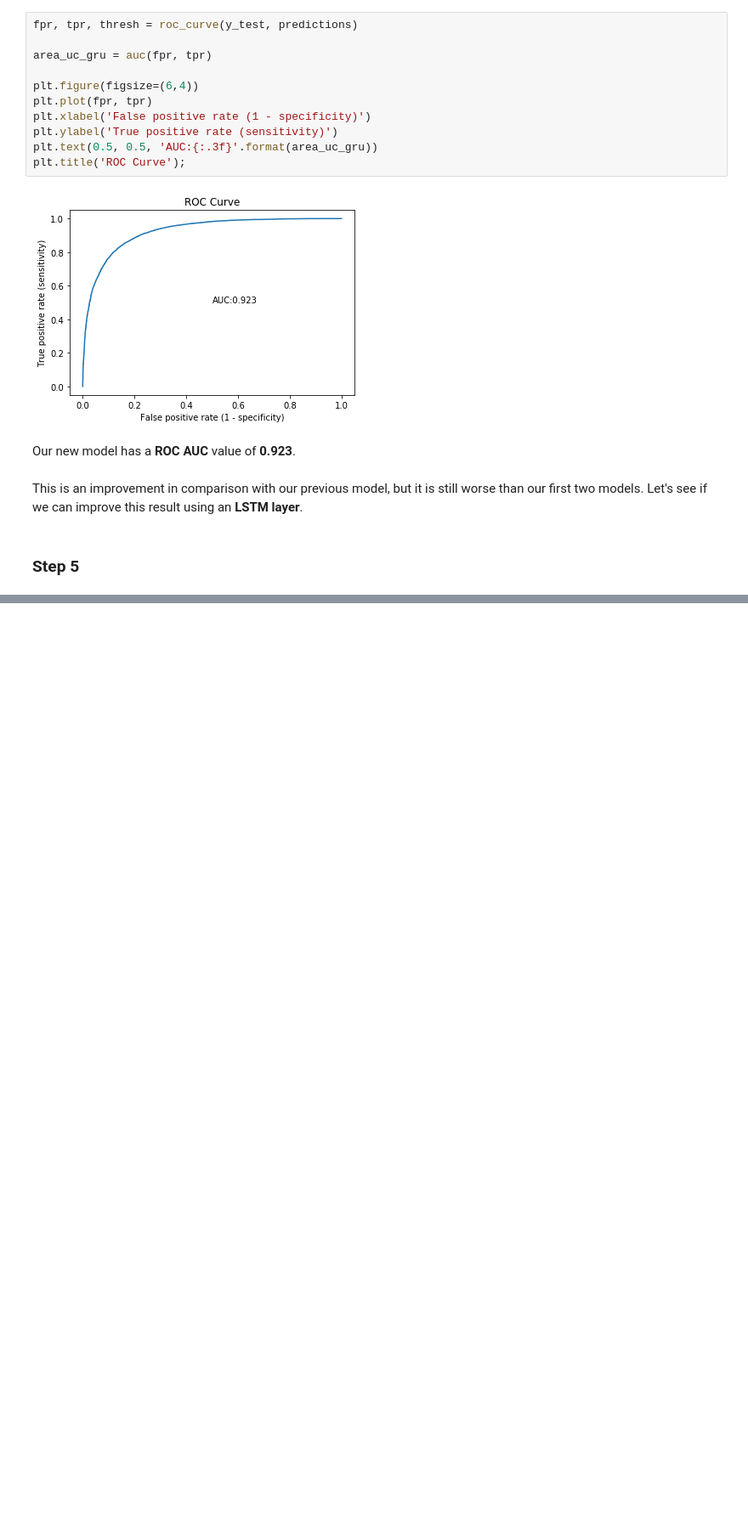
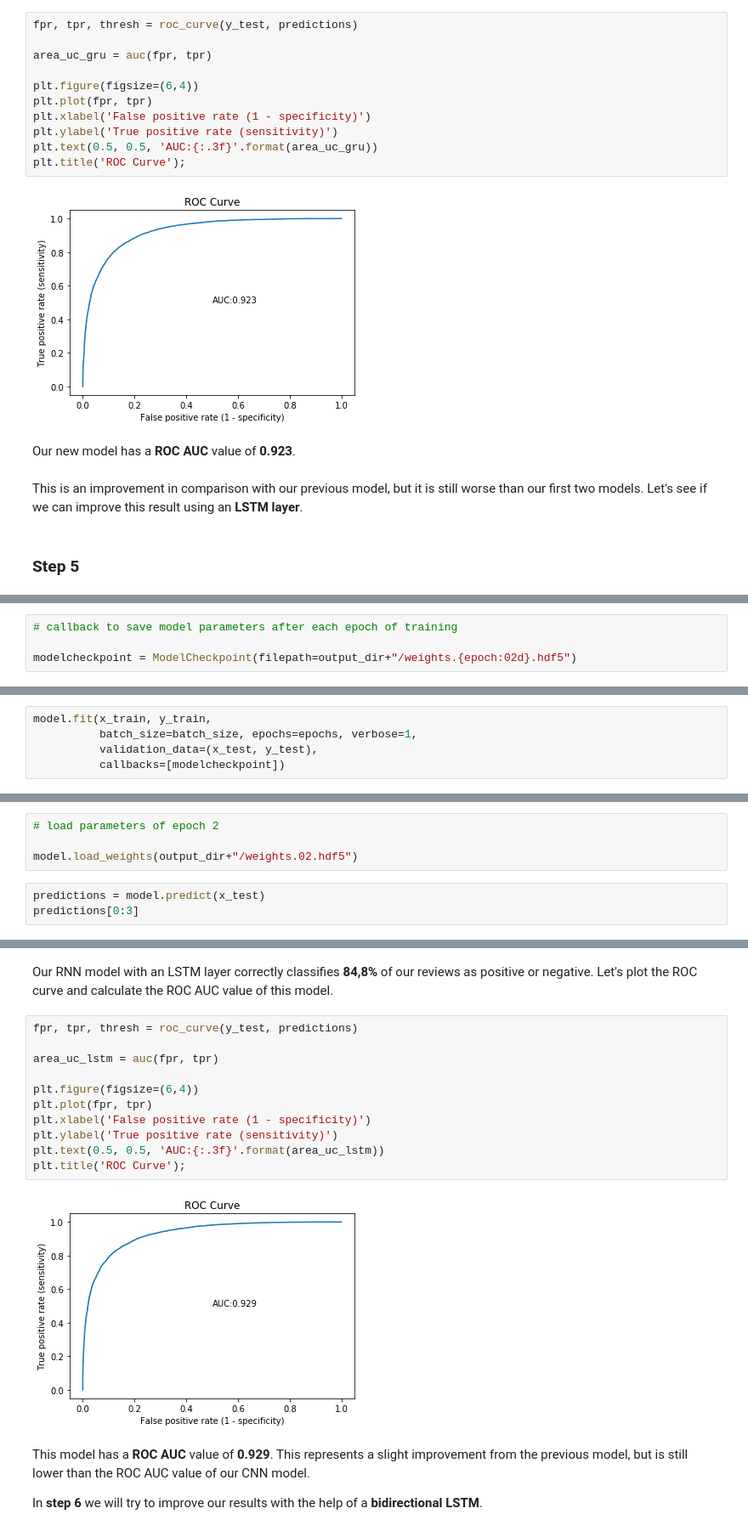
Before and after one commit to j-n-t/natural_language_processing, a Jupyter notebook: Text Classification with Neural Networks.ipynb, the cells around one changed output, grey strips where cells are left out. Shown at 85% size. Saved outputs shown, nothing was run; the diff lists cells and outputs as text; blank space fills up the shorter version.

Commit message:
feat: Create LSTM model

```diff
--- a/Text Classification with Neural Networks.ipynb
+++ b/Text Classification with Neural Networks.ipynb
@@ -988,0 +1044,4 @@ This is an improvement in comparison with our previous model, but it is still wo
+# %%
+# callback to save model parameters after each epoch of training
+
+modelcheckpoint = ModelCheckpoint(filepath=output_dir+"/weights.{epoch:02d}.hdf5")
@@ -988,0 +1055,5 @@ This is an improvement in comparison with our previous model, but it is still wo
+# %%
+model.fit(x_train, y_train,
+          batch_size=batch_size, epochs=epochs, verbose=1,
+          validation_data=(x_test, y_test),
+          callbacks=[modelcheckpoint])
@@ -988,0 +1075,7 @@ This is an improvement in comparison with our previous model, but it is still wo
+# %%
+# load parameters of epoch 2
+
+model.load_weights(output_dir+"/weights.02.hdf5")
+# %%
+predictions = model.predict(x_test)
+predictions[0:3]
@@ -988,0 +1122,19 @@ This is an improvement in comparison with our previous model, but it is still wo
+# %% [markdown]
+Our RNN model with an LSTM layer correctly classifies **84,8%** of our reviews as positive or negative. Let's plot the ROC curve and calculate the ROC AUC value of this model.
+# %%
+fpr, tpr, thresh = roc_curve(y_test, predictions)
+
+area_uc_lstm = auc(fpr, tpr)
+
+plt.figure(figsize=(6,4))
+plt.plot(fpr, tpr)
+plt.xlabel('False positive rate (1 - specificity)')
+plt.ylabel('True positive rate (sensitivity)')
+plt.text(0.5, 0.5, 'AUC:{:.3f}'.format(area_uc_lstm))
+plt.title('ROC Curve');
+# %% [output]
+[figure, added]
+# %% [markdown]
+This model has a **ROC AUC** value of **0.929**. This represents a slight improvement from the previous model, but is still lower than the ROC AUC value of our CNN model.
+
+In **step 6** we will try to improve our results with the help of a **bidirectional LSTM**.
```
Also changed, not shown: parts of 22 cells of this notebook.
